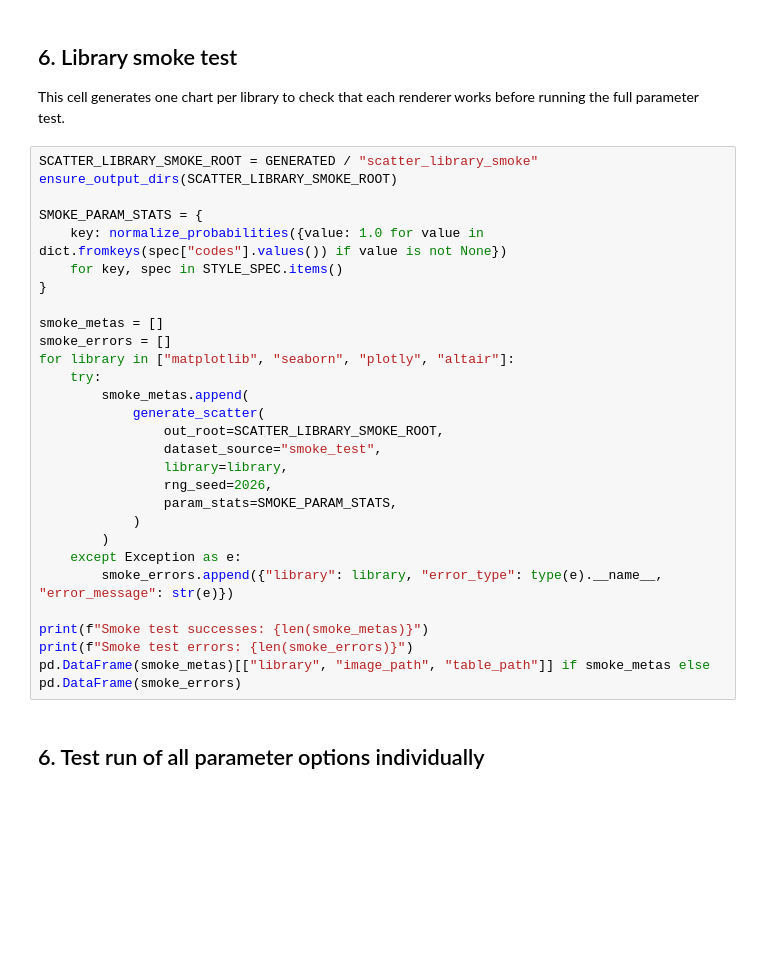
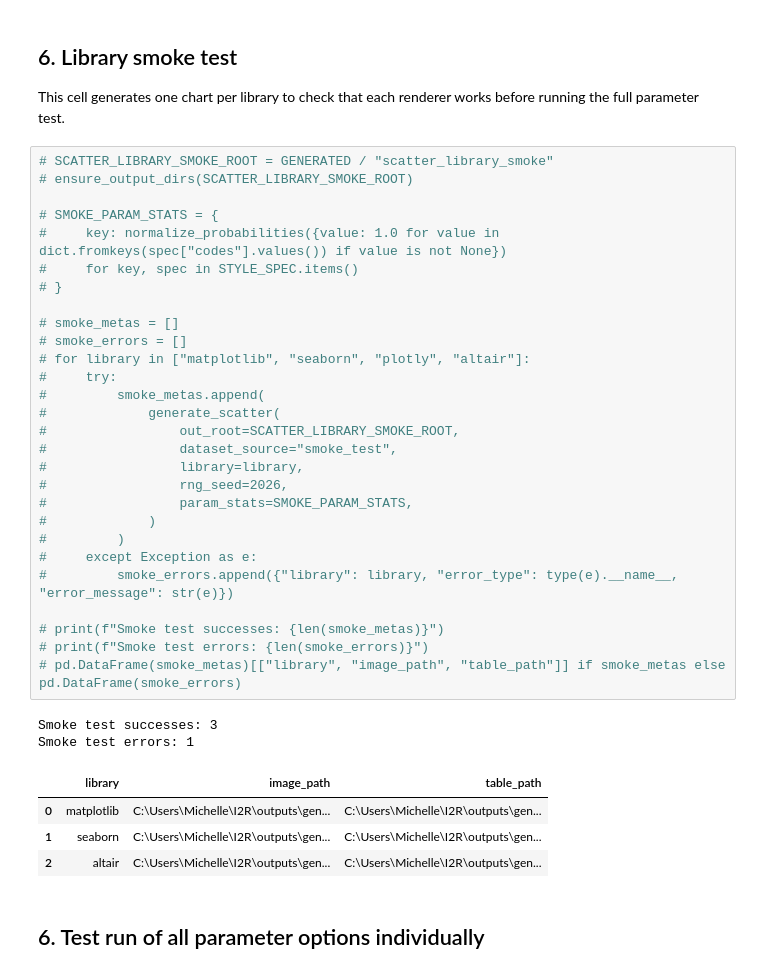
Before and after one commit to michellerosehb/I2R, a Jupyter notebook: notebooks/updated_scatter_generator.ipynb, the cells around one changed output. Drawn from its saved outputs; the diff is of its cells as text; blank space fills up the shorter version.

```diff
--- a/notebooks/updated_scatter_generator.ipynb
+++ b/notebooks/updated_scatter_generator.ipynb
@@ -1206,33 +1215,40 @@ Missing REFERENCE_XLSX: True
 
 This cell generates one chart per library to check that each renderer works before running the full parameter test.
 # %%
-SCATTER_LIBRARY_SMOKE_ROOT = GENERATED / "scatter_library_smoke"
-ensure_output_dirs(SCATTER_LIBRARY_SMOKE_ROOT)
+# SCATTER_LIBRARY_SMOKE_ROOT = GENERATED / "scatter_library_smoke"
+# ensure_output_dirs(SCATTER_LIBRARY_SMOKE_ROOT)
 
-SMOKE_PARAM_STATS = {
-    key: normalize_probabilities({value: 1.0 for value in dict.fromkeys(spec["codes"].values()) if value is not None})
-    for key, spec in STYLE_SPEC.items()
-}
+# SMOKE_PARAM_STATS = {
+#     key: normalize_probabilities({value: 1.0 for value in dict.fromkeys(spec["codes"].values()) if value is not None})
+#     for key, spec in STYLE_SPEC.items()
+# }
 
-smoke_metas = []
-smoke_errors = []
-for library in ["matplotlib", "seaborn", "plotly", "altair"]:
-    try:
-        smoke_metas.append(
-            generate_scatter(
-                out_root=SCATTER_LIBRARY_SMOKE_ROOT,
-                dataset_source="smoke_test",
-                library=library,
-                rng_seed=2026,
-                param_stats=SMOKE_PARAM_STATS,
-            )
-        )
-    except Exception as e:
-        smoke_errors.append({"library": library, "error_type": type(e).__name__, "error_message": str(e)})
+# smoke_metas = []
+# smoke_errors = []
+# for library in ["matplotlib", "seaborn", "plotly", "altair"]:
+#     try:
+#         smoke_metas.append(
+#             generate_scatter(
+#                 out_root=SCATTER_LIBRARY_SMOKE_ROOT,
+#                 dataset_source="smoke_test",
+#                 library=library,
+#                 rng_seed=2026,
+#                 param_stats=SMOKE_PARAM_STATS,
+#             )
+#         )
+#     except Exception as e:
+#         smoke_errors.append({"library": library, "error_type": type(e).__name__, "error_message": str(e)})
 
-print(f"Smoke test successes: {len(smoke_metas)}")
-print(f"Smoke test errors: {len(smoke_errors)}")
-pd.DataFrame(smoke_metas)[["library", "image_path", "table_path"]] if smoke_metas else pd.DataFrame(smoke_errors)
+# print(f"Smoke test successes: {len(smoke_metas)}")
+# print(f"Smoke test errors: {len(smoke_errors)}")
+# pd.DataFrame(smoke_metas)[["library", "image_path", "table_path"]] if smoke_metas else pd.DataFrame(smoke_errors)
+# %% [output]
+Smoke test successes: 3
+Smoke test errors: 1
+|  | library | image_path | table_path |
+| 0 | matplotlib | C:\Users\Michelle\I2R\outputs\gen... | C:\Users\Michelle\I2R\outputs\gen... |
+| 1 | seaborn | C:\Users\Michelle\I2R\outputs\gen... | C:\Users\Michelle\I2R\outputs\gen... |
+| 2 | altair | C:\Users\Michelle\I2R\outputs\gen... | C:\Users\Michelle\I2R\outputs\gen... |
 # %% [markdown]
 ## 6. Test run of all parameter options individually
 # %% [markdown]
```
Also changed, not shown: parts of 2 cells of this notebook, 2 other files.
